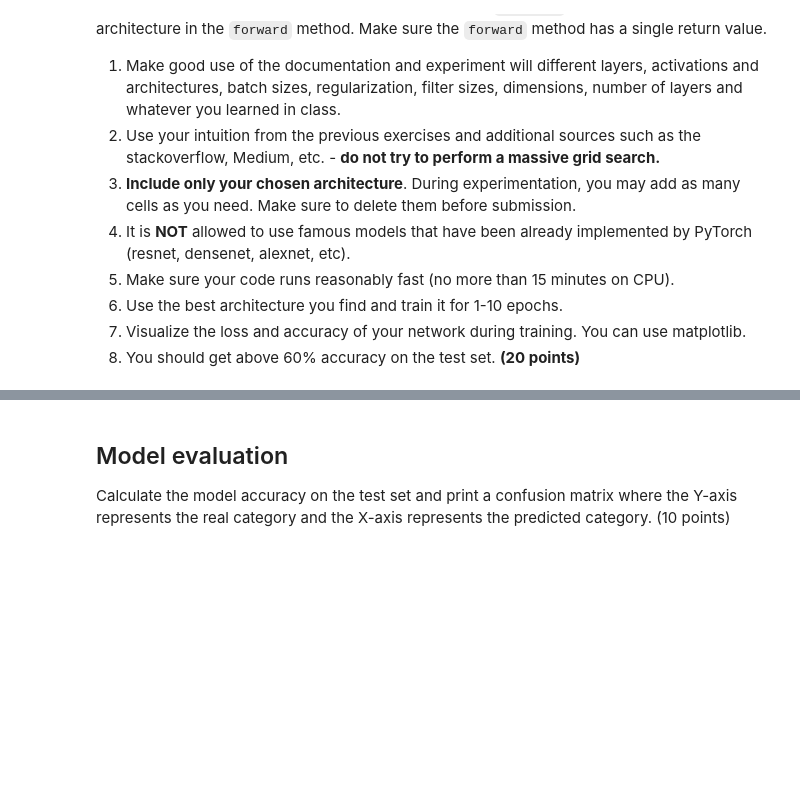
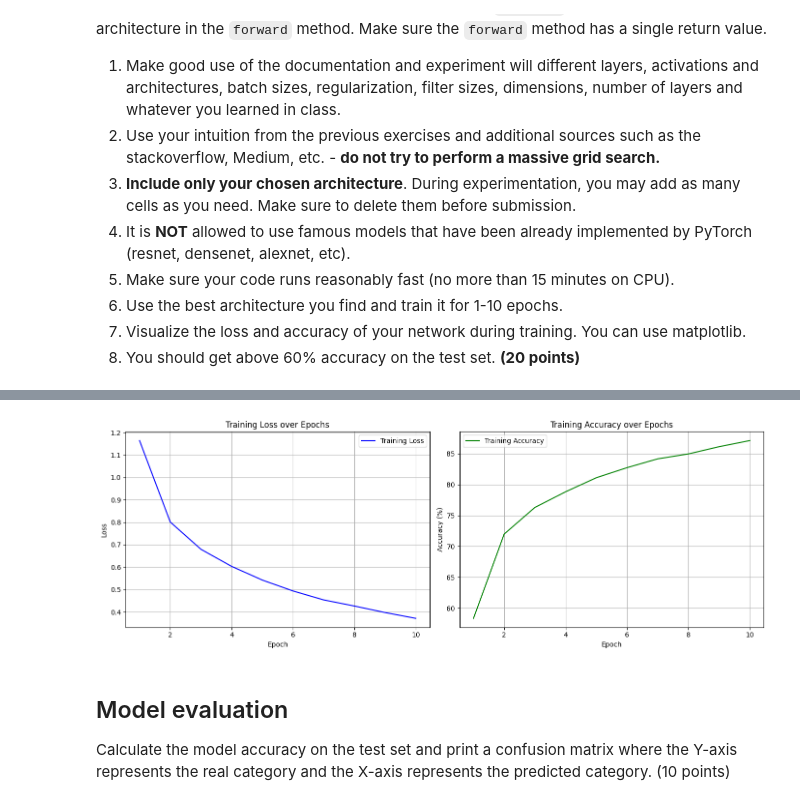
Before and after one commit to aviferdman/Deep-Learning-and-Image-Understanding, a Jupyter notebook: hw3/HW3_ID.ipynb, the cells around one changed output, grey strips where cells are left out. Cells and saved outputs as stored; diff of their text form; code cells hidden in the pictures; blank space fills up the shorter version.

```diff
--- a/hw3/HW3_ID.ipynb
+++ b/hw3/HW3_ID.ipynb
@@ -49,10 +55,12 @@ transform = transforms.Compose(
     [transforms.ToTensor(),
      transforms.Normalize((0.5, 0.5, 0.5), (0.5, 0.5, 0.5))])
 
-trainset = torchvision.datasets.CIFAR10(root='./data', train=True, download=True, transform=transform)
+data_root = './data_hw3/data'  # Store CIFAR-10 data in data_hw3 folder
+
+trainset = torchvision.datasets.CIFAR10(root=data_root, train=True, download=True, transform=transform)
 trainloader = torch.utils.data.DataLoader(trainset, batch_size=64, shuffle=True, num_workers=2)
 
-testset = torchvision.datasets.CIFAR10(root='./data', train=False, download=True, transform=transform)
+testset = torchvision.datasets.CIFAR10(root=data_root, train=False, download=True, transform=transform)
 testloader = torch.utils.data.DataLoader(testset, batch_size=64, shuffle=False, num_workers=2)
 
 classes = ('plane', 'car', 'bird', 'cat', 'deer', 'dog', 'frog', 'horse', 'ship', 'truck')
@@ -206,0 +198,86 @@ def train_model(model, train_loader, num_epochs):
+# %%
+#############################################################################
+# TO DO:                                                                    #
+# Define the training loop as seen in class and as demonstrated in the       #
+# documentation. Note, if you are using GPU, make sure your code runs on    #
+# CPU also. Code that cannot run will not be tested.                        #
+#############################################################################
+def train_model(model, train_loader, num_epochs):
+
+    train_losses = []
+    train_accuracies = []
+
+    device = torch.device("cuda" if torch.cuda.is_available() else "cpu")
+    model = model.to(device)
+
+    for epoch in range(num_epochs):
+        model.train()
+        running_loss = 0.0
+        correct = 0
+        total = 0
+
+        for i, (inputs, labels) in enumerate(train_loader):
+            inputs, labels = inputs.to(device), labels.to(device)
+
+            # Zero the parameter gradients
+            optimizer.zero_grad()
+
+            # Forward pass
+            outputs = model(inputs)
+            loss = criterion(outputs, labels)
+
+            # Backward pass and optimize
+            loss.backward()
+            optimizer.step()
+
+            # Statistics
+            running_loss += loss.item() * inputs.size(0)
+            _, predicted = torch.max(outputs.data, 1)
+            total += labels.size(0)
+            correct += (predicted == labels).sum().item()
+
+        epoch_loss = running_loss / len(train_loader.dataset)
+        epoch_acc = 100.0 * correct / total
+
+        train_losses.append(epoch_loss)
+        train_accuracies.append(epoch_acc)
+
+        print(f'Epoch [{epoch+1}/{num_epochs}], Loss: {epoch_loss:.4f}, Accuracy: {epoch_acc:.2f}%')
+
+    return train_losses, train_accuracies
+
+
+# -----------------------------------------------------------------------   #
+# ---------------------------train & plots-------------------------------   #
+# -----------------------------------------------------------------------   #
+
+# Train the model
+num_epochs = 10
+train_losses, train_accuracies = train_model(net, trainloader, num_epochs)
+
+# Plot training curves
+fig, (ax1, ax2) = plt.subplots(1, 2, figsize=(14, 5))
+
+# Plot loss
+ax1.plot(range(1, num_epochs + 1), train_losses, 'b-', label='Training Loss')
+ax1.set_xlabel('Epoch')
+ax1.set_ylabel('Loss')
+ax1.set_title('Training Loss over Epochs')
+ax1.legend()
+ax1.grid(True)
+
+# Plot accuracy
+ax2.plot(range(1, num_epochs + 1), train_accuracies, 'g-', label='Training Accuracy')
+ax2.set_xlabel('Epoch')
+ax2.set_ylabel('Accuracy (%)')
+ax2.set_title('Training Accuracy over Epochs')
+ax2.legend()
+ax2.grid(True)
+
+plt.tight_layout()
+plt.show()
+
+#############################################################################
+#                             END OF YOUR CODE                              #
+#############################################################################
+# %% [output]
@@ -207,3 +294,4 @@ def train_model(model, train_loader, num_epochs):
+[figure, added]
 # %% [markdown]
 ## Model evaluation
 
```
Also changed, not shown: parts of 14 cells of this notebook.
